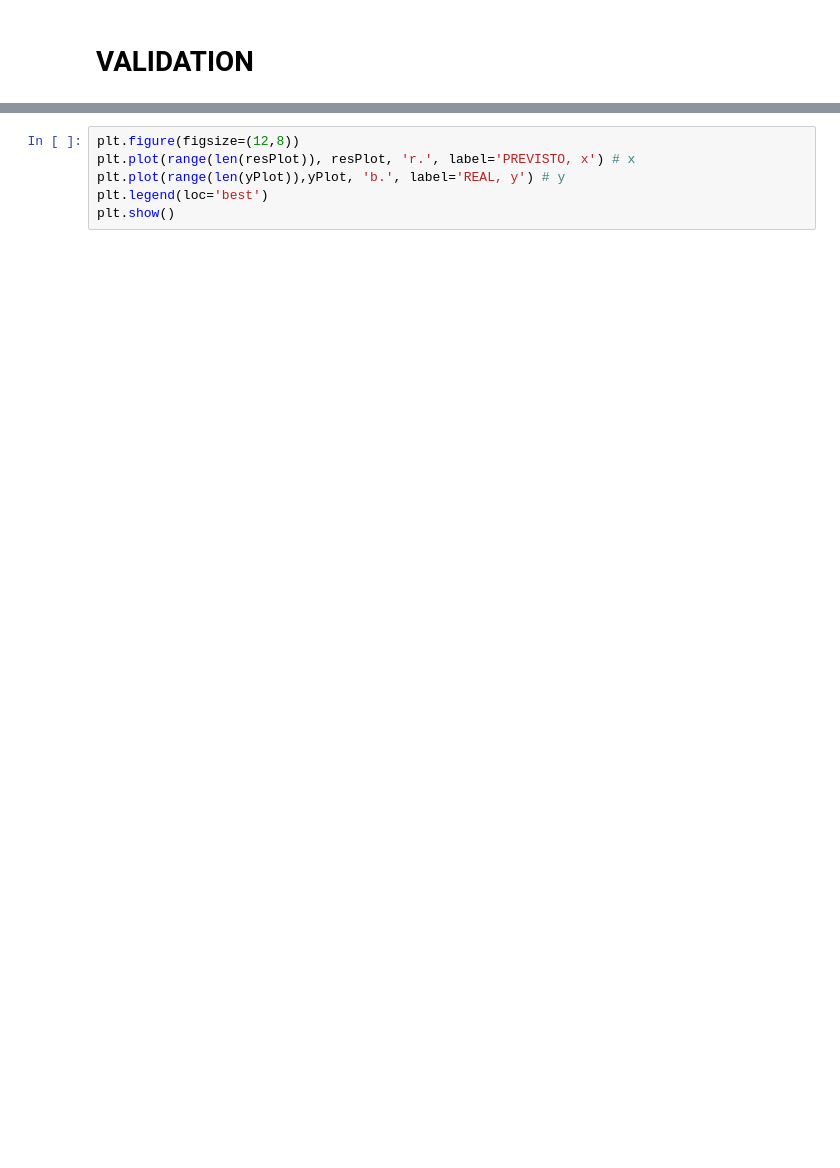
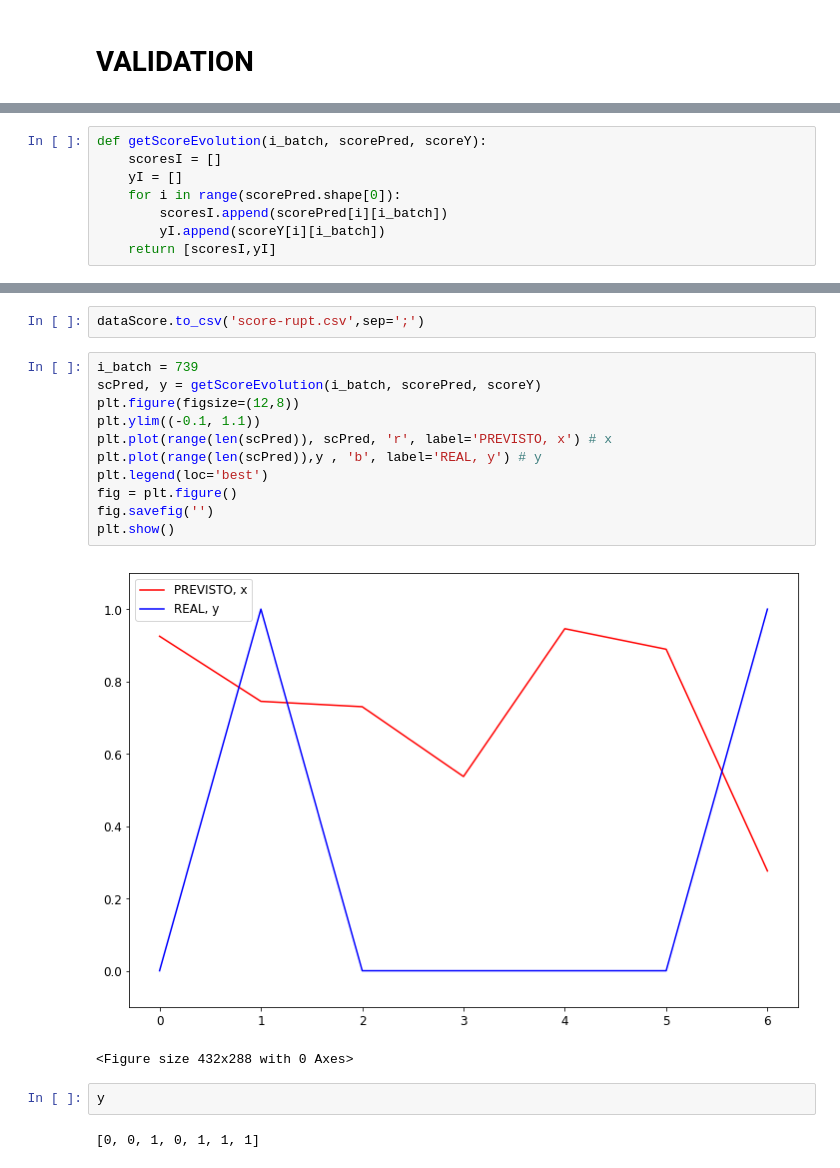
Before and after one commit to vultor33/Logistics, a Jupyter notebook: rupturaLSTM.ipynb, the cells around one changed output, grey strips where cells are left out. Saved outputs shown, nothing was run; the diff lists cells and outputs as text; blank space fills up the shorter version.

Commit message:
create batch with reference dates

```diff
--- a/rupturaLSTM.ipynb
+++ b/rupturaLSTM.ipynb
@@ -134,0 +148,8 @@ yAxis:   [1, 3, 17, 27, 21]
+# %%
+def getScoreEvolution(i_batch, scorePred, scoreY):
+    scoresI = []
+    yI = []
+    for i in range(scorePred.shape[0]):
+        scoresI.append(scorePred[i][i_batch])
+        yI.append(scoreY[i][i_batch])
+    return [scoresI,yI]
@@ -135,6 +184,20 @@ yAxis:   [1, 3, 17, 27, 21]
+# %%
+dataScore.to_csv('score-rupt.csv',sep=';')
 # %%
+i_batch = 739
+scPred, y = getScoreEvolution(i_batch, scorePred, scoreY)
 plt.figure(figsize=(12,8))
-plt.plot(range(len(resPlot)), resPlot, 'r.', label='PREVISTO, x') # x
-plt.plot(range(len(yPlot)),yPlot, 'b.', label='REAL, y') # y
+plt.ylim((-0.1, 1.1))
+plt.plot(range(len(scPred)), scPred, 'r', label='PREVISTO, x') # x
+plt.plot(range(len(scPred)),y , 'b', label='REAL, y') # y
 plt.legend(loc='best')
+fig = plt.figure()
+fig.savefig('')
 plt.show()
+# %% [output]
+[figure, added]
+<Figure size 432x288 with 0 Axes>
+# %%
+y
+# %% [output]
+[0, 0, 1, 0, 1, 1, 1]
```
Also changed, not shown: parts of 9 cells of this notebook, 3 other files.
